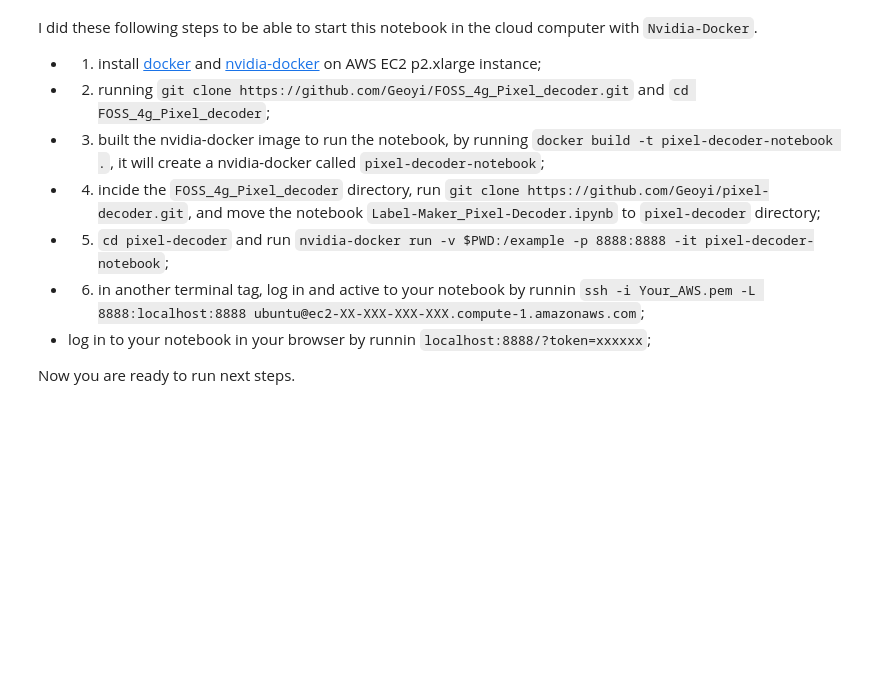
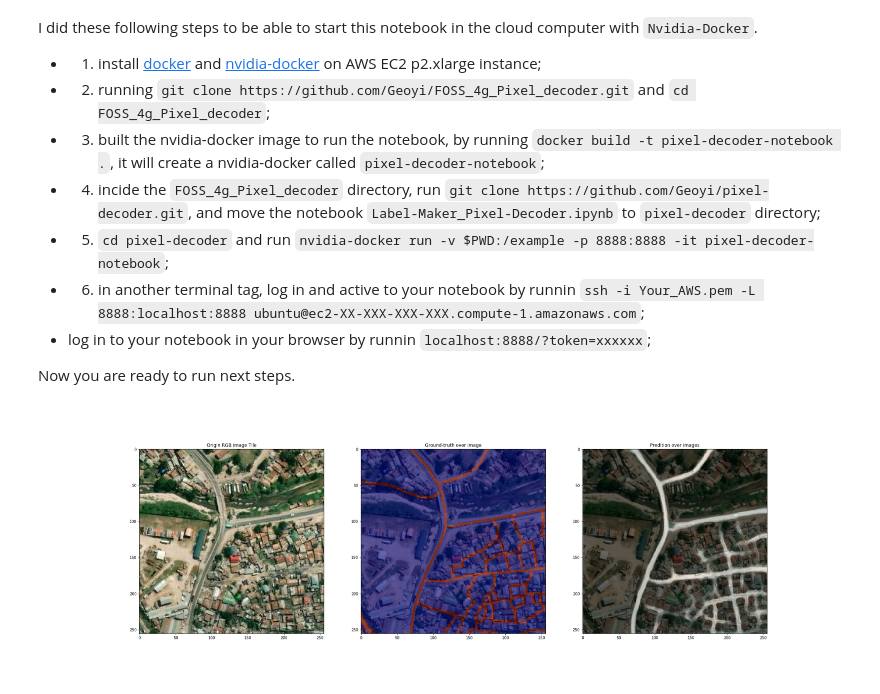
Before and after one commit to Geoyi/FOSS_4g_Pixel_decoder, a Jupyter notebook: Label-Maker_Pixel-Decoder.ipynb, the cells around one changed output. Drawn from its saved outputs; the diff is of its cells as text; code cells hidden in the pictures; blank space fills up the shorter version.

```diff
--- a/Label-Maker_Pixel-Decoder.ipynb
+++ b/Label-Maker_Pixel-Decoder.ipynb
@@ -108,3 +108,8 @@ for pred in pred_list:
     ax[-1].set_title('Predition over images')
 
     fig.savefig("tz_roads_pred_{}.png".format(pred))
+# %%
+from IPython.display import Image
+Image(filename='roads_predictions_figs/tz_buildings_pred_79829-68024-17.png')
+# %% [output]
+[figure, added]
```
Also changed, not shown: parts of 4 cells of this notebook.
